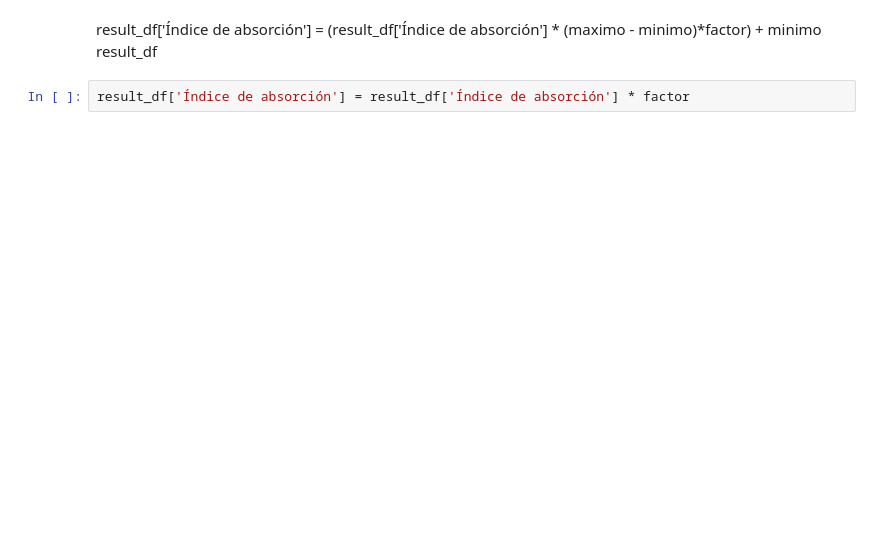
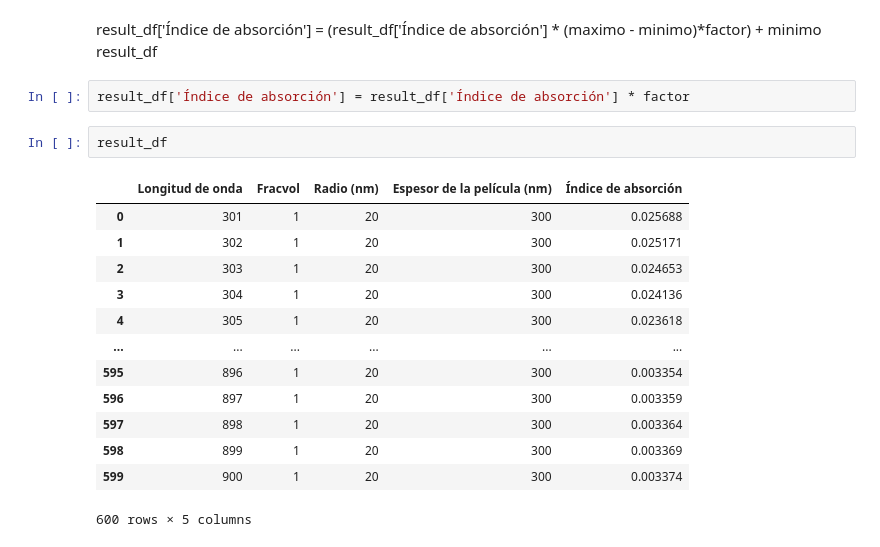
Before and after one commit to lorenzoog00/ASE, a Jupyter notebook: redN/RedNeuronal1/nuevos_parametros_normalizados.ipynb, the cells around one changed output. Drawn from its saved outputs; the diff is of its cells as text; blank space fills up the shorter version.

```diff
--- a/redN/RedNeuronal1/nuevos_parametros_normalizados.ipynb
+++ b/redN/RedNeuronal1/nuevos_parametros_normalizados.ipynb
@@ -129,6 +130,22 @@ result_df['Índice de absorción'] = (result_df['Índice de absorción'] * (maxi
 result_df
 # %%
 result_df['Índice de absorción'] = result_df['Índice de absorción'] * factor
+# %%
+result_df
+# %% [output]
+|  | Longitud de onda | Fracvol | Radio (nm) | Espesor de la película (nm) | Índice de absorción |
+| 0 | 301 | 1 | 20 | 300 | 0.025688 |
+| 1 | 302 | 1 | 20 | 300 | 0.025171 |
+| 2 | 303 | 1 | 20 | 300 | 0.024653 |
+| 3 | 304 | 1 | 20 | 300 | 0.024136 |
+| 4 | 305 | 1 | 20 | 300 | 0.023618 |
+| ... | ... | ... | ... | ... | ... |
+| 595 | 896 | 1 | 20 | 300 | 0.003354 |
+| 596 | 897 | 1 | 20 | 300 | 0.003359 |
+| 597 | 898 | 1 | 20 | 300 | 0.003364 |
+| 598 | 899 | 1 | 20 | 300 | 0.003369 |
+| 599 | 900 | 1 | 20 | 300 | 0.003374 |
+600 rows × 5 columns
 # %%
 columnas_seleccionadas = ['Longitud de onda', 'Índice de absorción']
 df_seleccionado = result_df[columnas_seleccionadas]
```
Also changed, not shown: parts of 7 cells of this notebook.
